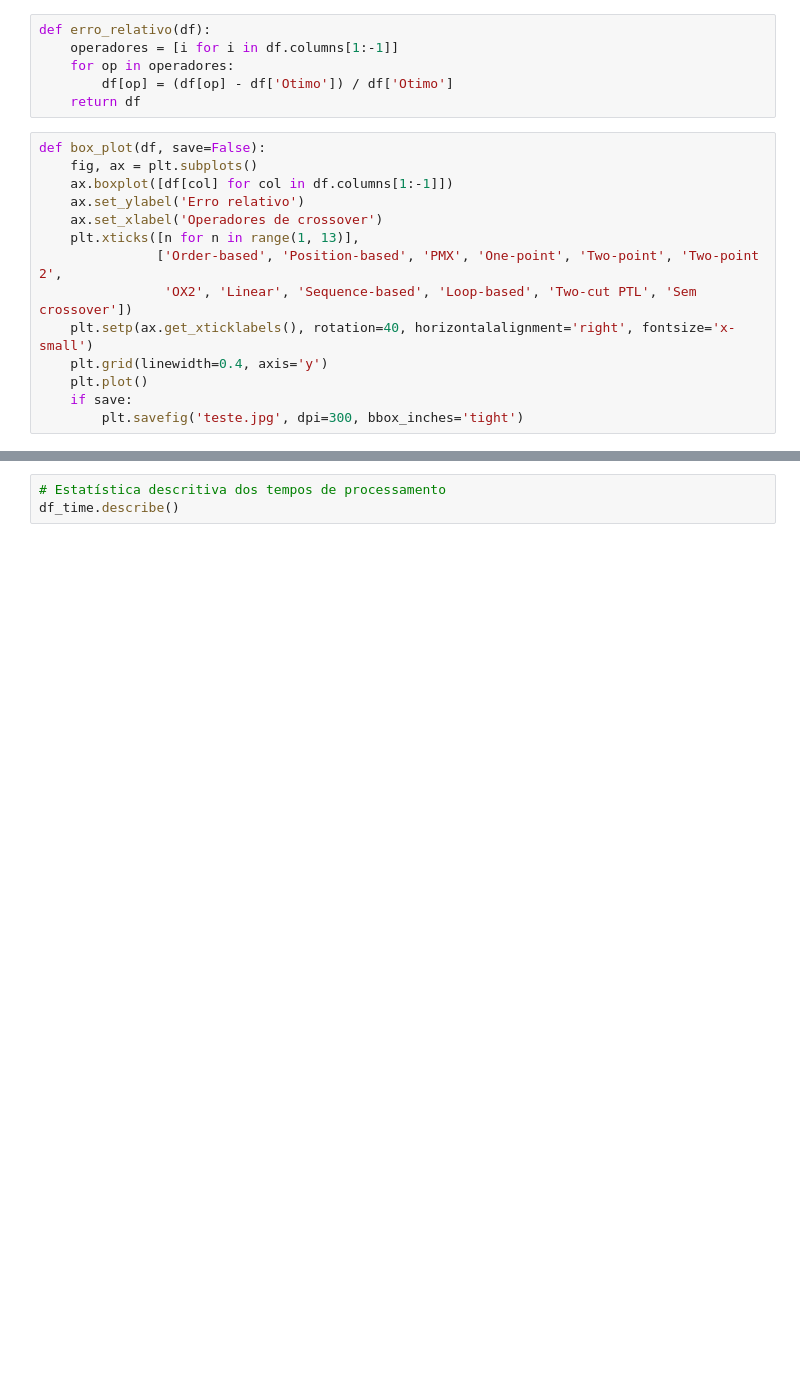
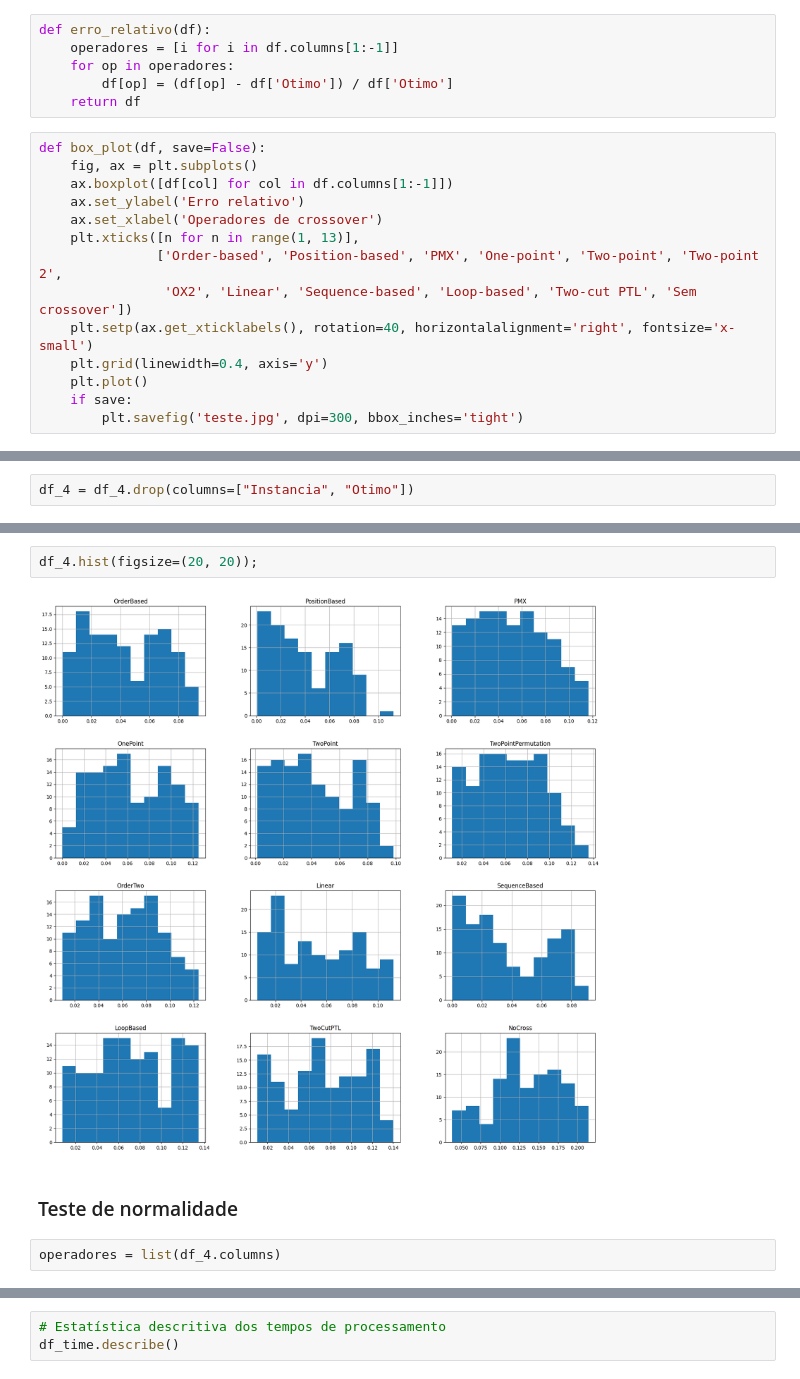
Before and after one commit to lucasgmalheiros/algoritmo-genetico-ic, a Jupyter notebook: analise_estatistica/analise_crossover.ipynb, the cells around one changed output, grey strips where cells are left out. Cells and saved outputs as stored; diff of their text form; blank space fills up the shorter version.

```diff
--- a/analise_estatistica/analise_crossover.ipynb
+++ b/analise_estatistica/analise_crossover.ipynb
@@ -52,0 +78,2 @@ box_plot(df_4[:], save=False)
+# %%
+df_4 = df_4.drop(columns=["Instancia", "Otimo"])
@@ -52,0 +92,8 @@ box_plot(df_4[:], save=False)
+# %%
+df_4.hist(figsize=(20, 20));
+# %% [output]
+[figure, added]
+# %% [markdown]
+### Teste de normalidade
+# %%
+operadores = list(df_4.columns)
```
Also changed, not shown: parts of 43 cells of this notebook, 3 other files.
